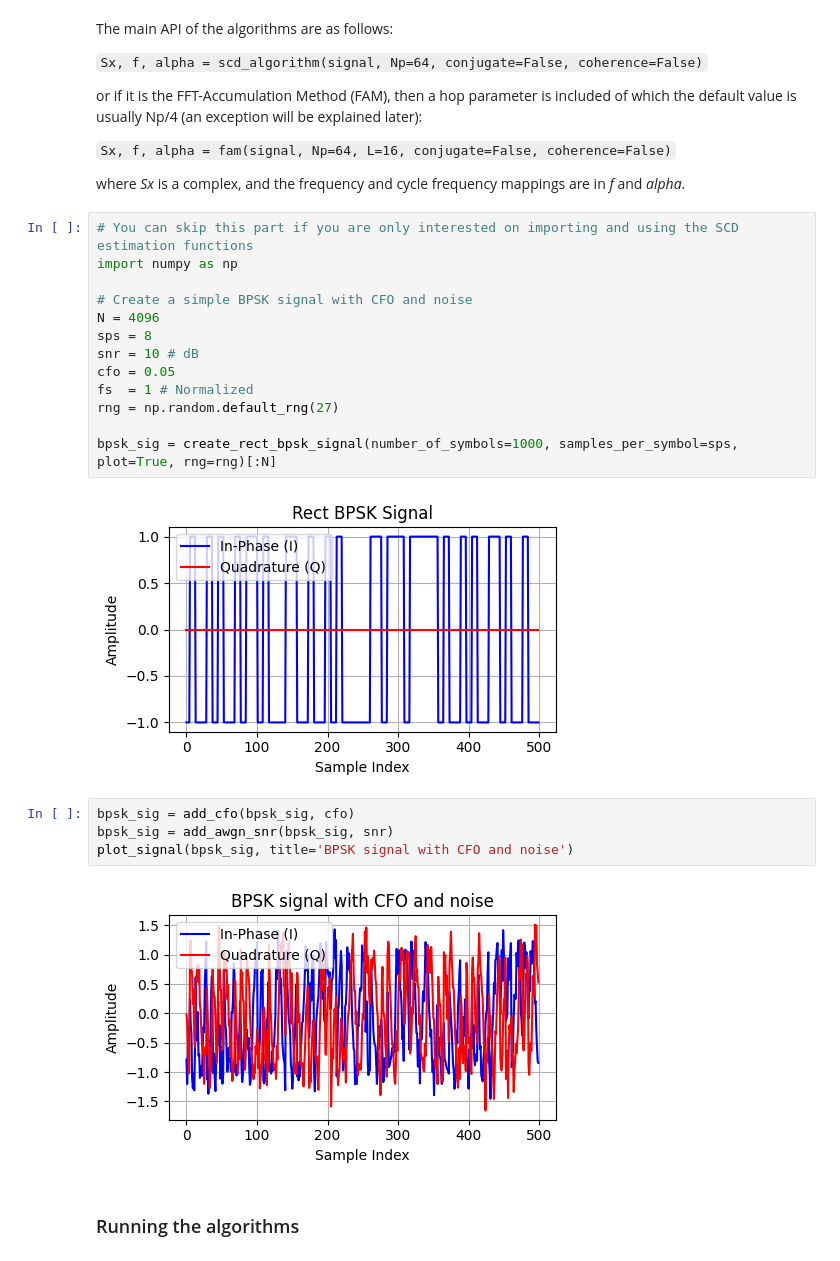
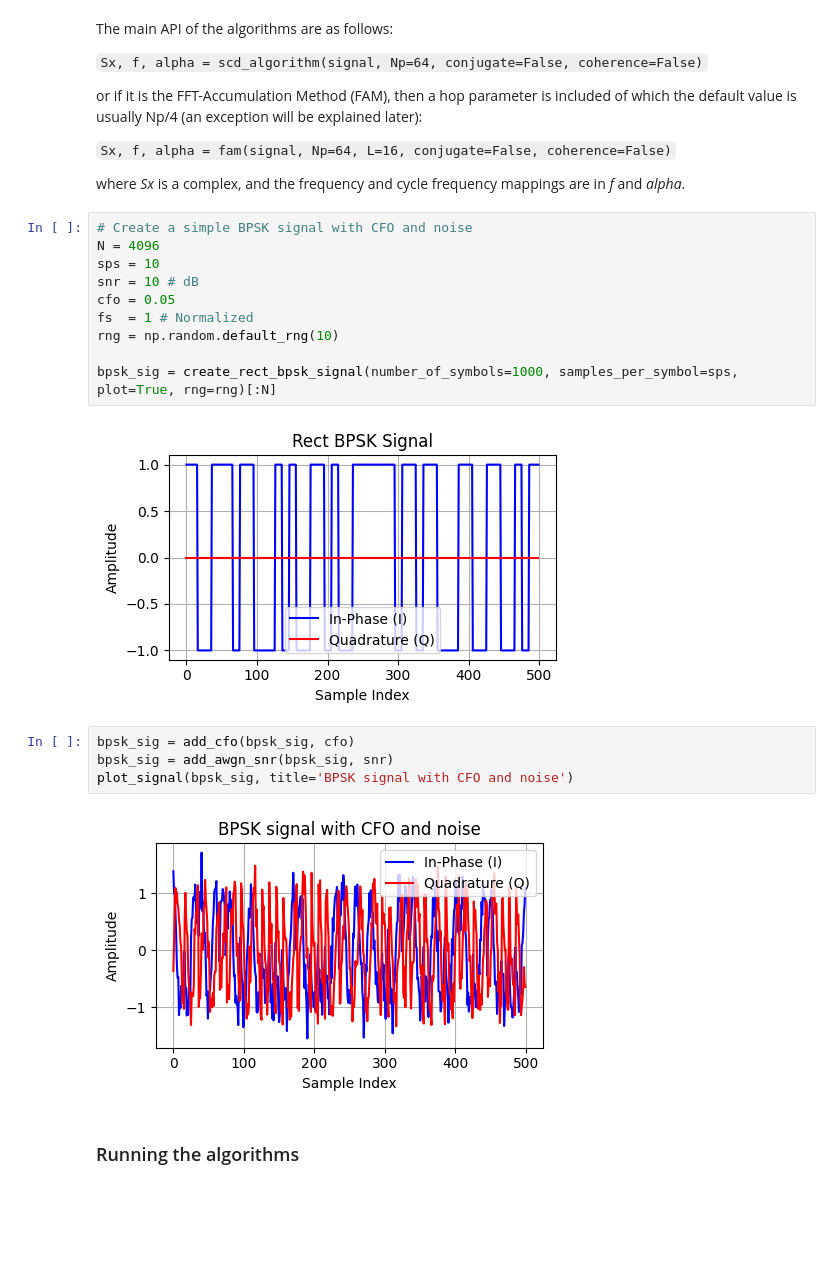
Before and after one commit to SuperStupidness/Spectral_Correlation_Estimation_Test, a Jupyter notebook: algorithm_usage_example.ipynb, the cells around one changed output. Drawn from its saved outputs; the diff is of its cells as text; blank space fills up the shorter version.

```diff
--- a/algorithm_usage_example.ipynb
+++ b/algorithm_usage_example.ipynb
@@ -27,26 +27,23 @@ or if it is the FFT-Accumulation Method (FAM), then a hop parameter is included
 
 where *Sx* is a complex, and the frequency and cycle frequency mappings are in *f* and *alpha*.
 # %%
-# You can skip this part if you are only interested on importing and using the SCD estimation functions
-import numpy as np
-
 # Create a simple BPSK signal with CFO and noise
 N = 4096
-sps = 8
+sps = 10
 snr = 10 # dB
 cfo = 0.05
 fs  = 1 # Normalized
-rng = np.random.default_rng(27)
+rng = np.random.default_rng(10)
 
 bpsk_sig = create_rect_bpsk_signal(number_of_symbols=1000, samples_per_symbol=sps, plot=True, rng=rng)[:N]
 # %% [output]
-[figure, old version]
+[figure, new version]
 # %%
 bpsk_sig = add_cfo(bpsk_sig, cfo)
 bpsk_sig = add_awgn_snr(bpsk_sig, snr)
 plot_signal(bpsk_sig, title='BPSK signal with CFO and noise')
 # %% [output]
-[figure, old version]
+[figure, new version]
 # %% [markdown]
 ### Running the algorithms
 # %%
```
Also changed, not shown: parts of 2 cells of this notebook, 7 other files.
